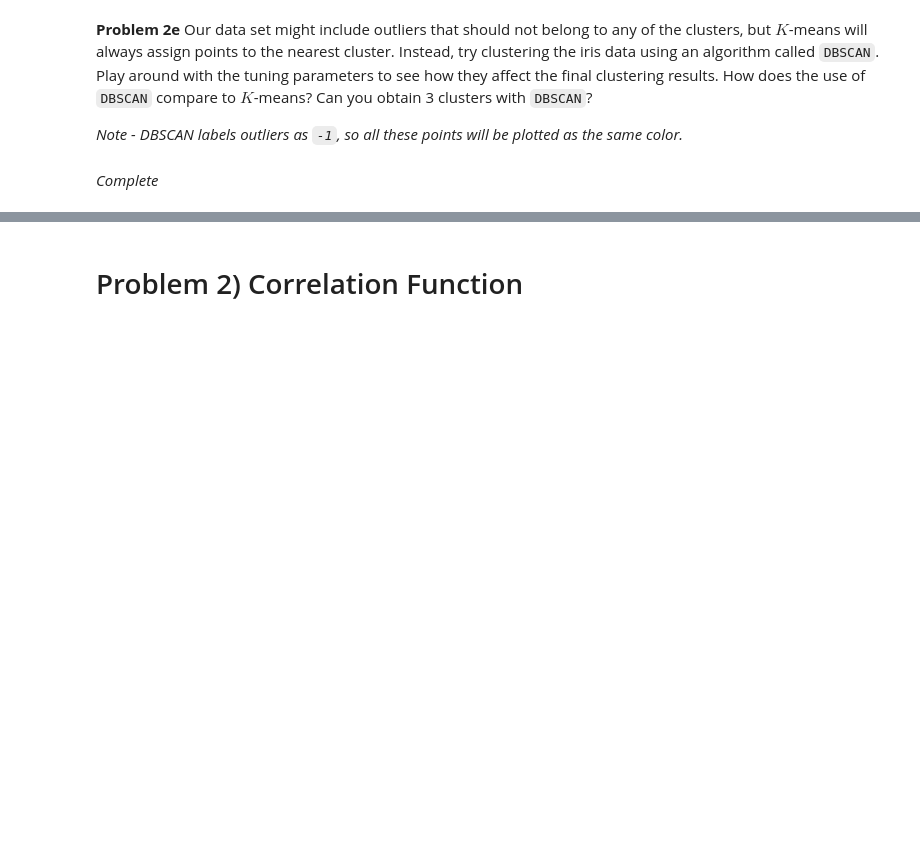
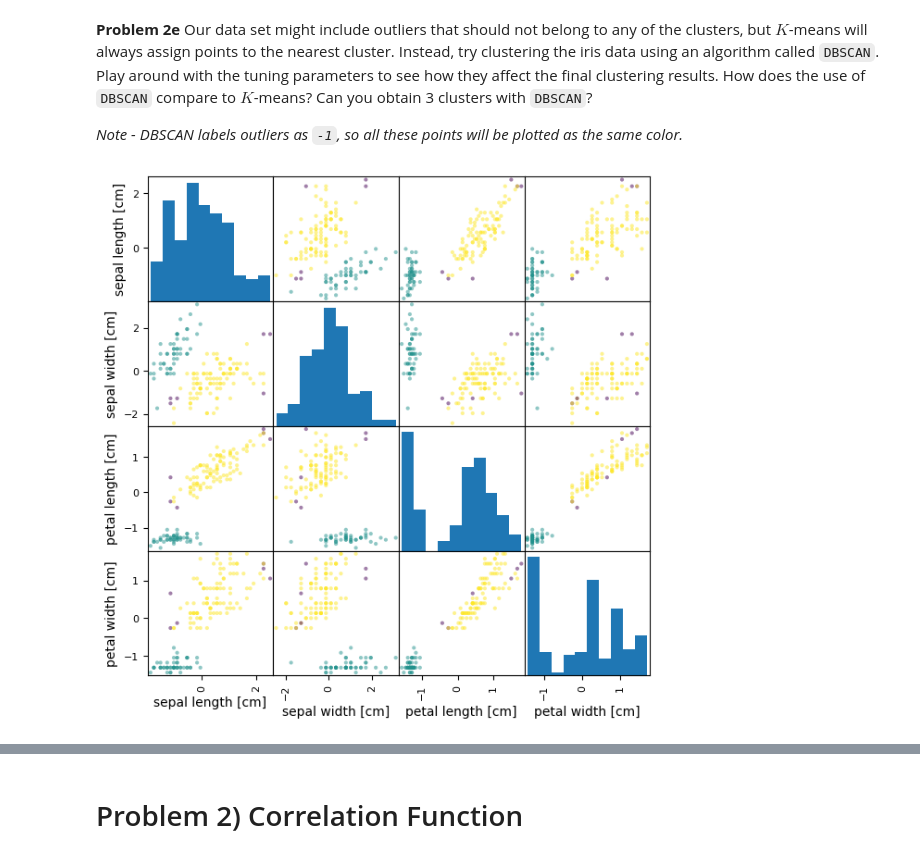
Before and after one commit to ASTR154/clustering, a Jupyter notebook: clustering.ipynb, the cells around one changed output, grey strips where cells are left out. Saved outputs shown, nothing was run; the diff lists cells and outputs as text; code cells hidden in the pictures; blank space fills up the shorter version.

```diff
--- a/clustering.ipynb
+++ b/clustering.ipynb
@@ -144,2 +151,11 @@ from sklearn.cluster import DBSCAN
-# %% [markdown]
-*Complete*
+# %%
+from sklearn.cluster import DBSCAN
+
+dbscan_clusters = DBSCAN(eps=0.7, min_samples=7).fit_predict(iris_data)
+
+df = pd.DataFrame(scaled_iris_data,columns=['sepal length [cm]','sepal width [cm]','petal length [cm]','petal width [cm]'])
+pd.plotting.scatter_matrix(df, c=dbscan_clusters, alpha=0.5, figsize=(7,7))
+
+plt.show()
+# %% [output]
+[figure, added]
```
Also changed, not shown: parts of 20 cells of this notebook.
